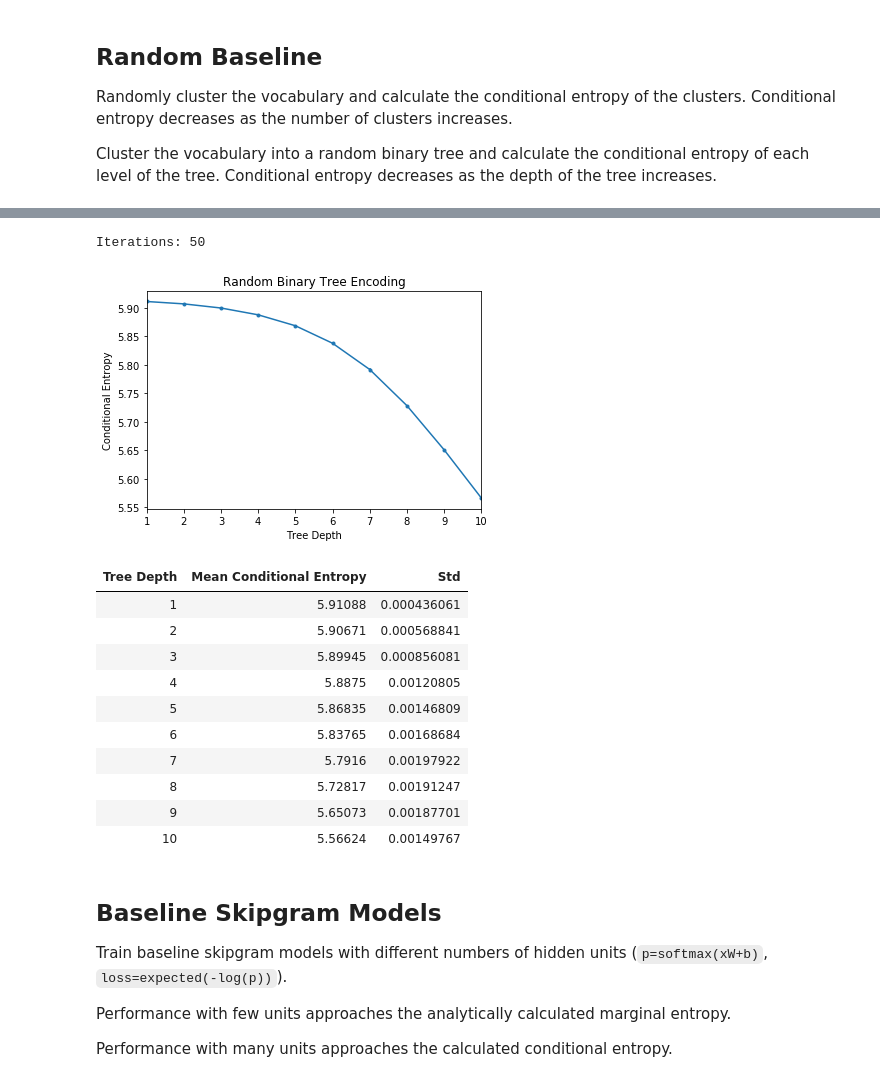
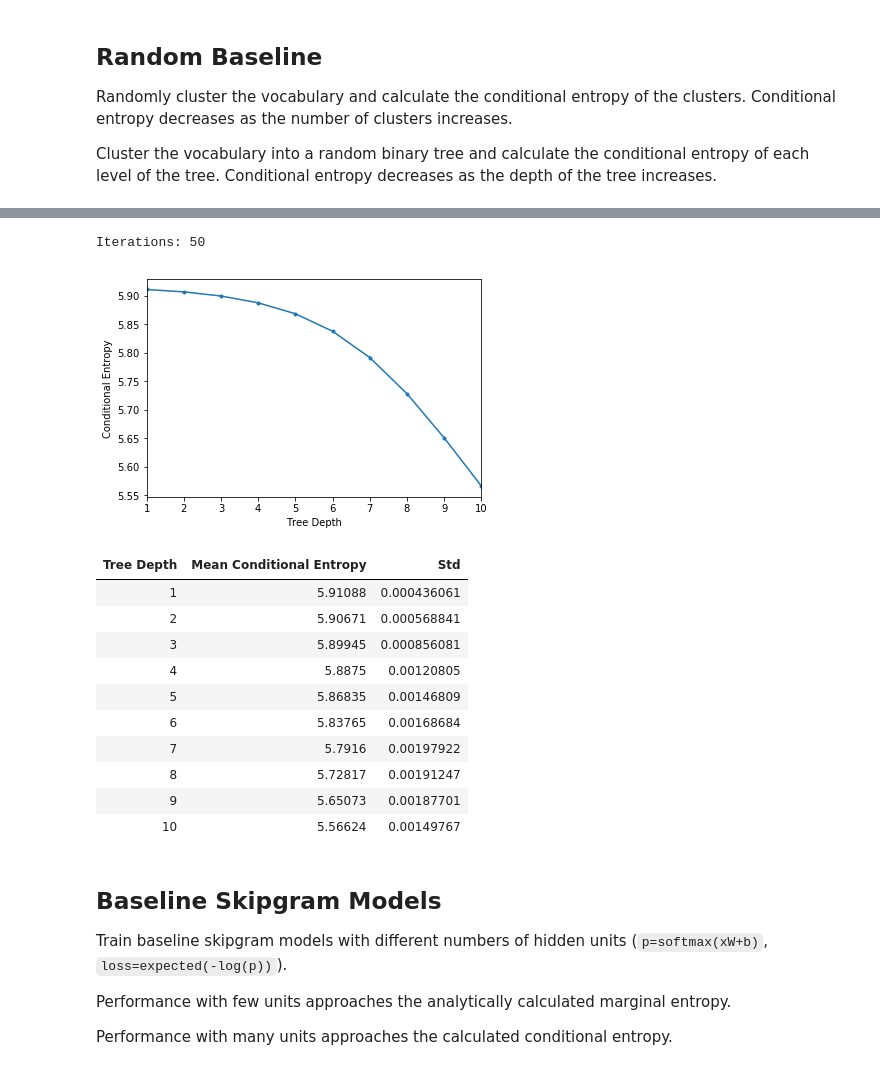
Before and after one commit to bstriner/discrete-skip-gram, a Jupyter notebook: notebook/results.ipynb, the cells around one changed output, grey strips where cells are left out. Cells and saved outputs as stored; diff of their text form; code cells hidden in the pictures.

```diff
--- a/notebook/results.ipynb
+++ b/notebook/results.ipynb
@@ -10,6 +10,8 @@ from discrete_skip_gram.util import stats_string
 from tabulate import tabulate
 def load_output(path):
     return np.load('../experiments/output/{}'.format(path))
+def table(t, **kwargs):
+    return HTML(tabulate(t, tablefmt='html', **kwargs))
 eps = 1e-9
 # %% [markdown]
 ## Cooccurrence matrix
@@ -76,22 +77,21 @@ Iterations: 100
 # %%
 # Random tree encoding
 tree_random = load_output('skipgram_tree_random.npz')
 print('Iterations: {}'.format(tree_random['nlls'].shape[0]))
 # Plot entropy by depth
 mean = np.mean(tree_random['nlls'], axis=0)
 std = np.std(tree_random['nlls'], axis=0)
 plt.errorbar(np.arange(1,11), mean, yerr=std, markersize=3, fmt='-o')
-plt.title('Random Binary Tree Encoding')
 plt.ylabel('Conditional Entropy')
 plt.xlabel('Tree Depth')
 plt.xlim(1,10)
 plt.show()
 # Tabulate entropy by depth
 t = np.stack([np.arange(1,11), mean, std], axis=1)
-HTML(tabulate(t, tablefmt='html', headers=['Tree Depth','Mean Conditional Entropy', 'Std']))
+table(t, headers=['Tree Depth','Mean Conditional Entropy', 'Std'])
 # %% [output]
 Iterations: 50
-[figure, old version]
+[figure, new version]
 | Tree Depth | Mean Conditional Entropy | Std |
 | 1 | 5.91088 | 0.000436061 |
 | 2 | 5.90671 | 0.000568841 |
```
Also changed, not shown: parts of 4 cells of this notebook, 1 other file.
